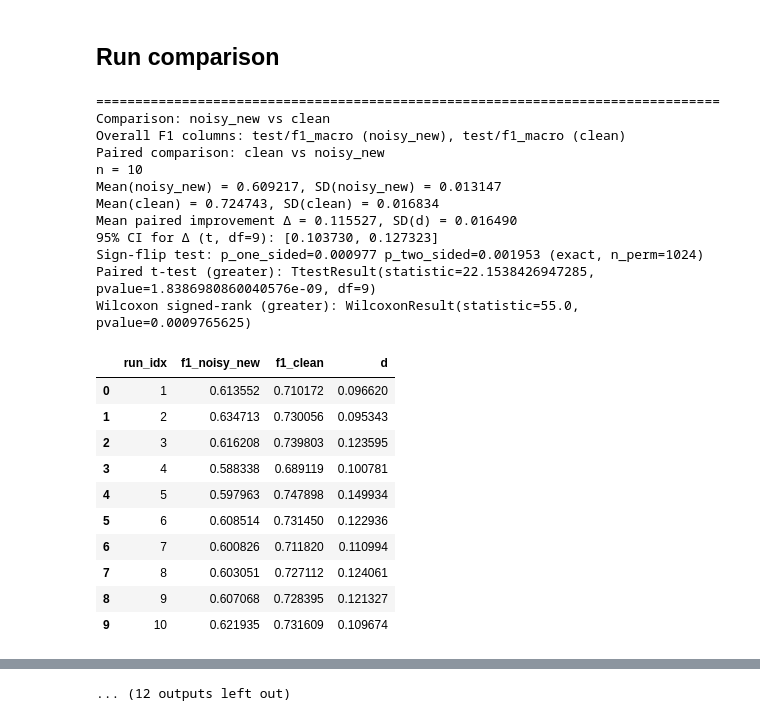
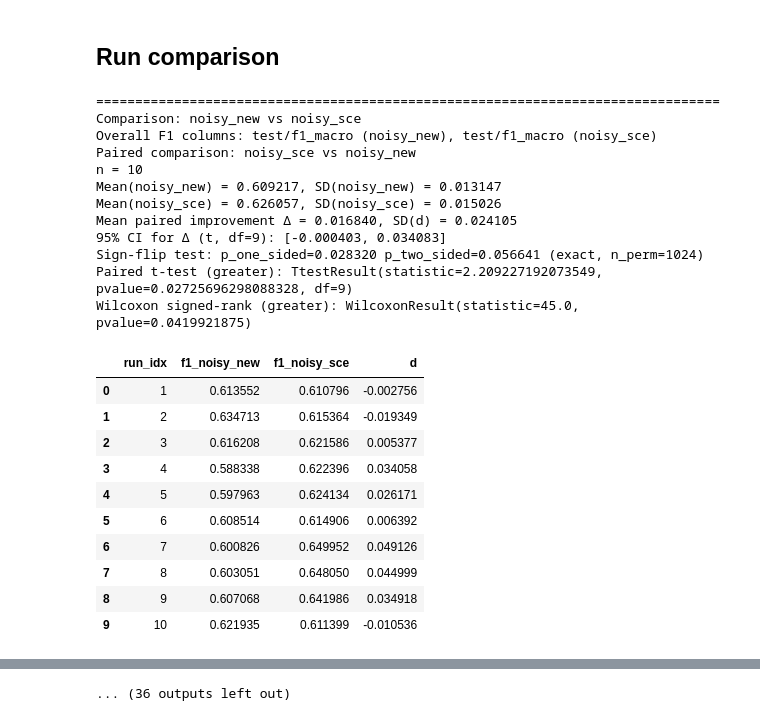
Before and after one commit to LukasBenner/NoisyLabelDefectDetection, a Jupyter notebook: notebooks/plots.ipynb, the cells around one changed output, grey strips where cells are left out. Drawn from its saved outputs; the diff is of its cells as text; code cells hidden in the pictures.

```diff
--- a/notebooks/plots.ipynb
+++ b/notebooks/plots.ipynb
@@ -492,51 +492,71 @@ def compare_runs(run_a: RunSpec, run_b: RunSpec, show_tables=True) -> dict:
     return {"overall": overall_summary, "per_class": per_class_rows}
 # %%
 comparisons = [
+    # (
+    #     RunSpec(
+    #         name="noisy_new",
+    #         metrics_path=Path("/home/lukasb/Documents/NoisyLabelDefectDetection/logs/train/SurfaceDefectDetection/noisy_new/2026-02-24_05-32-10_ce/summary/all_runs_metrics.csv"),
+    #     ),
+    #     RunSpec(
+    #         name="clean",
+    #         metrics_path=Path("/home/lukasb/Documents/NoisyLabelDefectDetection/logs/train/SurfaceDefectDetection/clean/2026-02-23_23-25-34_ce_mobile_s/summary/all_runs_metrics.csv"),
+    #     ),
+    # ),
     (
         RunSpec(
             name="noisy_new",
             metrics_path=Path("/home/lukasb/Documents/NoisyLabelDefectDetection/logs/train/SurfaceDefectDetection/noisy_new/2026-02-24_05-32-10_ce/summary/all_runs_metrics.csv"),
         ),
         RunSpec(
-            name="clean",
-            metrics_path=Path("/home/lukasb/Documents/NoisyLabelDefectDetection/logs/train/SurfaceDefectDetection/clean/2026-02-23_23-25-34_ce_mobile_s/summary/all_runs_metrics.csv"),
+            name="noisy_sce",
+            metrics_path=Path("/home/lukasb/Documents/NoisyLabelDefectDetection/logs/train/SurfaceDefectDetection/noisy_new/2026-02-24_16-47-40_sce/summary/all_runs_metrics.csv")
+        )
+    ),
+    (
+        RunSpec(
+            name="noisy_new",
+            metrics_path=Path("/home/lukasb/Documents/NoisyLabelDefectDetection/logs/train/SurfaceDefectDetection/noisy_new/2026-02-24_05-32-10_ce/summary/all_runs_metrics.csv"),
         ),
+        RunSpec(
+            name="noisy_mixup",
+            metrics_path=Path("/home/lukasb/Documents/NoisyLabelDefectDetection/logs/train/SurfaceDefectDetection/noisy_new_mixup/2026-02-24_15-23-55_mixup/summary/all_runs_metrics.csv")
+        )
     )
     # Add more tuples (run_a, run_b) here.
     # Example: (RunSpec("exp1", Path("/path/metrics1.csv")), RunSpec("exp2", Path("/path/metrics2.csv")))
  ]
 
 all_results = []
 for run_a, run_b in comparisons:
     print("\n" + "=" * 80)
     print(f"Comparison: {run_a.name} vs {run_b.name}")
     all_results.append({
         "run_a": run_a.name,
         "run_b": run_b.name,
         "results": compare_runs(run_a, run_b, show_tables=True),
     })
 # %% [output]
 ================================================================================
-Comparison: noisy_new vs clean
-Overall F1 columns: test/f1_macro (noisy_new), test/f1_macro (clean)
-Paired comparison: clean vs noisy_new
+Comparison: noisy_new vs noisy_sce
+Overall F1 columns: test/f1_macro (noisy_new), test/f1_macro (noisy_sce)
+Paired comparison: noisy_sce vs noisy_new
 n = 10
 Mean(noisy_new) = 0.609217, SD(noisy_new) = 0.013147
-Mean(clean) = 0.724743, SD(clean) = 0.016834
-Mean paired improvement Δ = 0.115527, SD(d) = 0.016490
-95% CI for Δ (t, df=9): [0.103730, 0.127323]
-Sign-flip test: p_one_sided=0.000977 p_two_sided=0.001953 (exact, n_perm=1024)
-Paired t-test (greater): TtestResult(statistic=22.1538426947285, pvalue=1.8386980860040576e-09, df=9)
-Wilcoxon signed-rank (greater): WilcoxonResult(statistic=55.0, pvalue=0.0009765625)
+Mean(noisy_sce) = 0.626057, SD(noisy_sce) = 0.015026
+Mean paired improvement Δ = 0.016840, SD(d) = 0.024105
+95% CI for Δ (t, df=9): [-0.000403, 0.034083]
+Sign-flip test: p_one_sided=0.028320 p_two_sided=0.056641 (exact, n_perm=1024)
+Paired t-test (greater): TtestResult(statistic=2.209227192073549, pvalue=0.02725696298088328, df=9)
+Wilcoxon signed-rank (greater): WilcoxonResult(statistic=45.0, pvalue=0.0419921875)
-|  | run_idx | f1_noisy_new | f1_clean | d |
-| 0 | 1 | 0.613552 | 0.710172 | 0.096620 |
-| 1 | 2 | 0.634713 | 0.730056 | 0.095343 |
-| 2 | 3 | 0.616208 | 0.739803 | 0.123595 |
-| 3 | 4 | 0.588338 | 0.689119 | 0.100781 |
-| 4 | 5 | 0.597963 | 0.747898 | 0.149934 |
-| 5 | 6 | 0.608514 | 0.731450 | 0.122936 |
-| 6 | 7 | 0.600826 | 0.711820 | 0.110994 |
-| 7 | 8 | 0.603051 | 0.727112 | 0.124061 |
-| 8 | 9 | 0.607068 | 0.728395 | 0.121327 |
-| 9 | 10 | 0.621935 | 0.731609 | 0.109674 |
+|  | run_idx | f1_noisy_new | f1_noisy_sce | d |
+| 0 | 1 | 0.613552 | 0.610796 | -0.002756 |
+| 1 | 2 | 0.634713 | 0.615364 | -0.019349 |
+| 2 | 3 | 0.616208 | 0.621586 | 0.005377 |
+| 3 | 4 | 0.588338 | 0.622396 | 0.034058 |
+| 4 | 5 | 0.597963 | 0.624134 | 0.026171 |
+| 5 | 6 | 0.608514 | 0.614906 | 0.006392 |
+| 6 | 7 | 0.600826 | 0.649952 | 0.049126 |
+| 7 | 8 | 0.603051 | 0.648050 | 0.044999 |
+| 8 | 9 | 0.607068 | 0.641986 | 0.034918 |
+| 9 | 10 | 0.621935 | 0.611399 | -0.010536 |
 Summary (thesis-ready)
@@ -689 +709 @@ Wilcoxon signed-rank (greater): WilcoxonResult(statistic=55.0, pvalue=0.00097656
-... (12 outputs left out)
+... (36 outputs left out)
```
Also changed, not shown: parts of 1 cell of this notebook, 8 other files.
